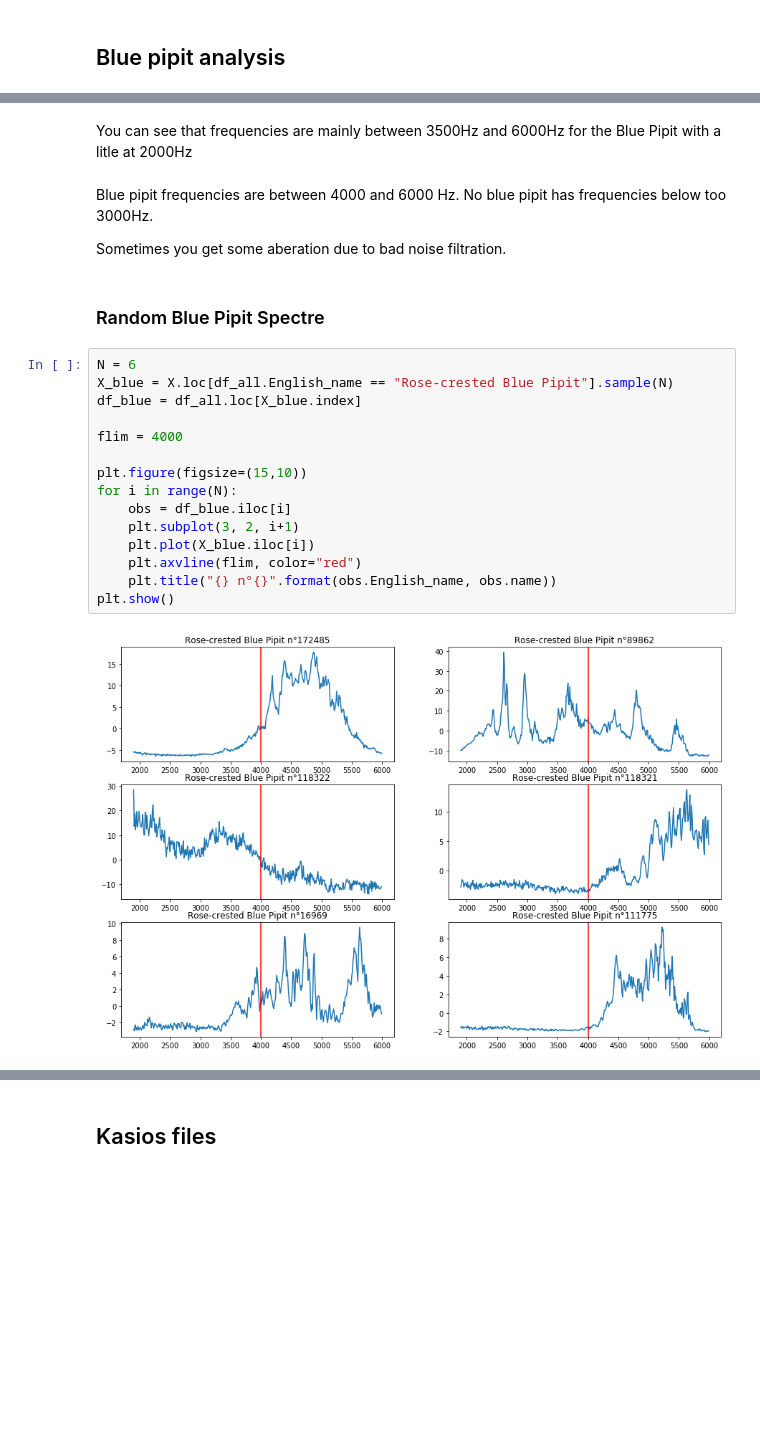
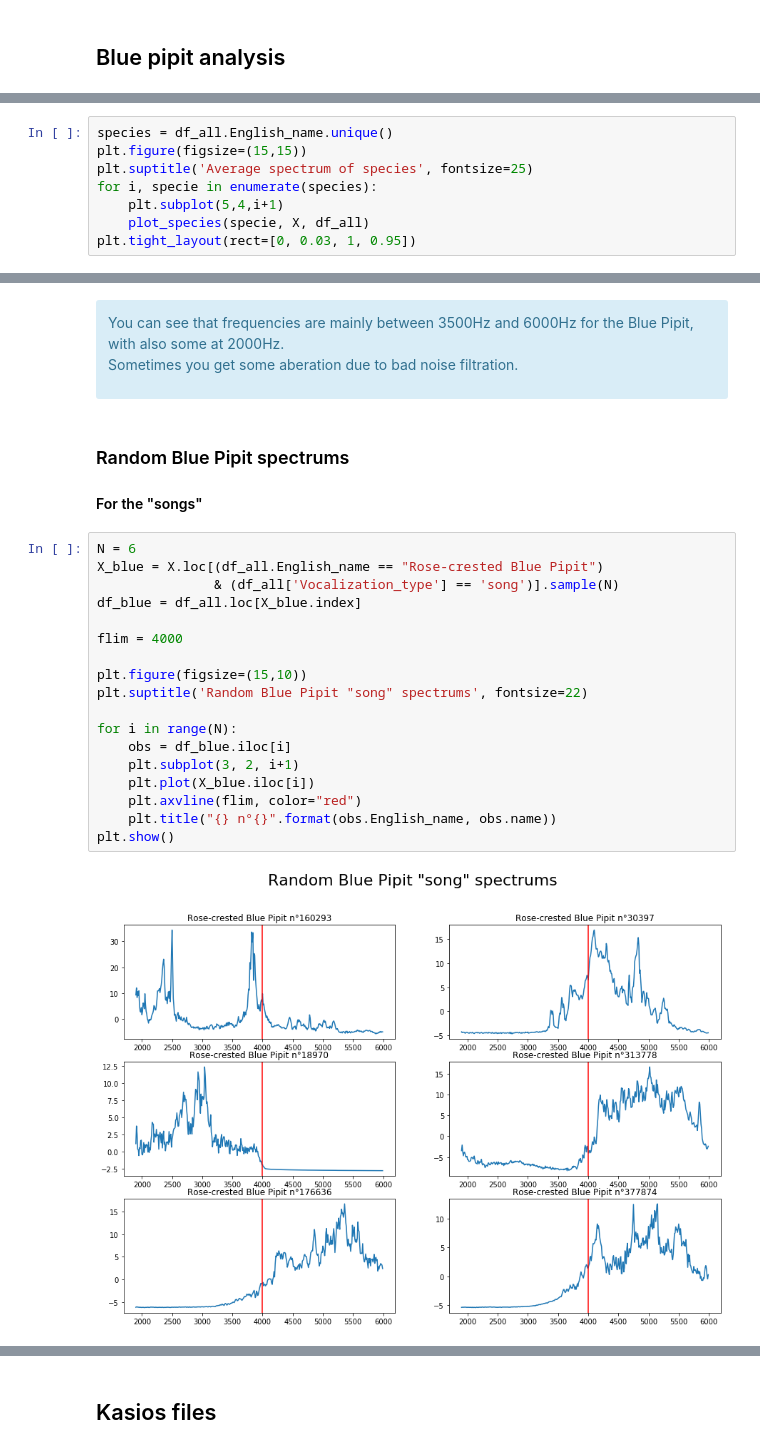
Before and after one commit to guillaumefrd/vast-challenge-2018-mc1, a Jupyter notebook: 4_spectral_analysis.ipynb, the cells around one changed output, grey strips where cells are left out. Saved outputs shown, nothing was run; the diff lists cells and outputs as text; blank space fills up the shorter version.

Commit message:
improve visualizations on spectrums

```diff
--- a/4_spectral_analysis.ipynb
+++ b/4_spectral_analysis.ipynb
@@ -126,0 +123,8 @@ plot_species('Rose-crested Blue Pipit', X, df_all)
+# %%
+species = df_all.English_name.unique()
+plt.figure(figsize=(15,15))
+plt.suptitle('Average spectrum of species', fontsize=25)
+for i, specie in enumerate(species):
+    plt.subplot(5,4,i+1)
+    plot_species(specie, X, df_all)
+plt.tight_layout(rect=[0, 0.03, 1, 0.95])
@@ -127,25 +133,29 @@ plot_species('Rose-crested Blue Pipit', X, df_all)
 # %% [markdown]
-You can see that frequencies are mainly between 3500Hz and 6000Hz for the Blue Pipit with a litle at 2000Hz
+<div class="alert alert-info">
+You can see that frequencies are mainly between 3500Hz and 6000Hz for the Blue Pipit, with also some at 2000Hz.
+
+Sometimes you get some aberation due to bad noise filtration.
+</div>
-# %% [markdown]
-Blue pipit frequencies are between 4000 and 6000 Hz. No blue pipit has frequencies below too 3000Hz.
-
-Sometimes you get some aberation due to bad noise filtration.
 # %% [markdown]
-### Random Blue Pipit Spectre
+### Random Blue Pipit spectrums
+#### For the "songs"
 # %%
 N = 6
-X_blue = X.loc[df_all.English_name == "Rose-crested Blue Pipit"].sample(N)
+X_blue = X.loc[(df_all.English_name == "Rose-crested Blue Pipit")
+               & (df_all['Vocalization_type'] == 'song')].sample(N)
 df_blue = df_all.loc[X_blue.index]
 
 flim = 4000
 
 plt.figure(figsize=(15,10))
+plt.suptitle('Random Blue Pipit "song" spectrums', fontsize=22)
+
 for i in range(N):
     obs = df_blue.iloc[i]
     plt.subplot(3, 2, i+1)
     plt.plot(X_blue.iloc[i])
     plt.axvline(flim, color="red")
     plt.title("{} n°{}".format(obs.English_name, obs.name))
 plt.show()
 # %% [output]
-[figure, old version]
+[figure, new version]
```
Also changed, not shown: parts of 10 cells of this notebook, 10 other files.
